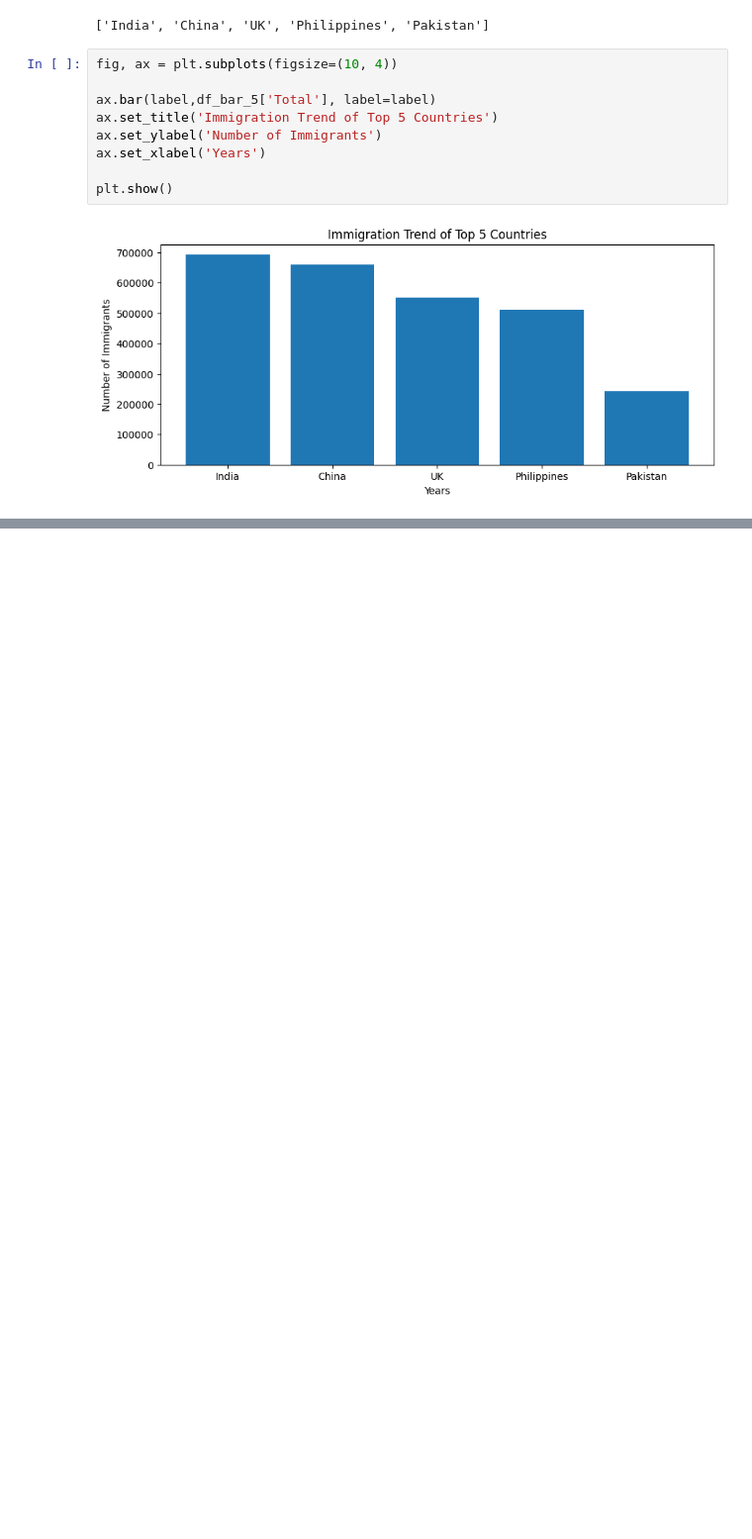
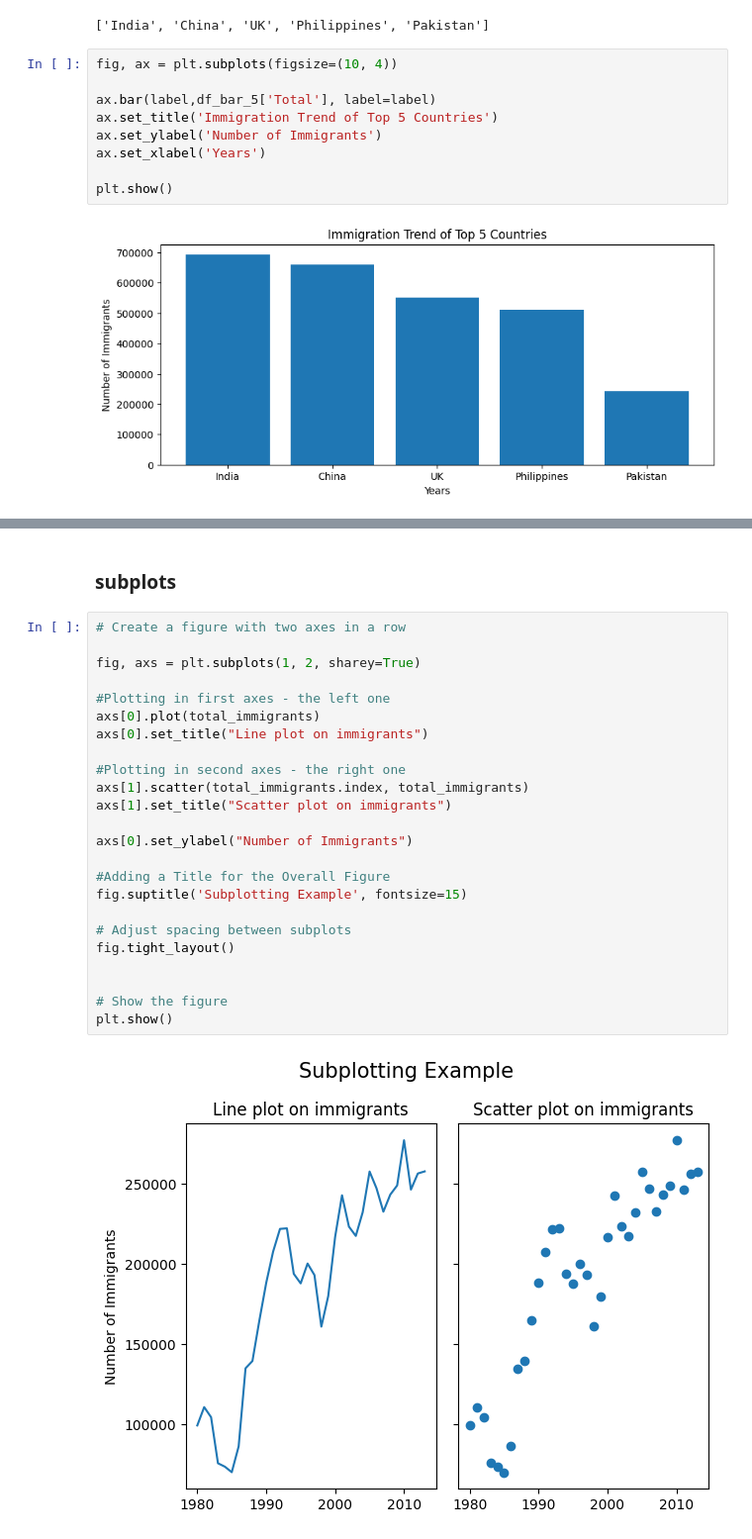
Before and after one commit to mohammedhelalu/GoogleDrivemmm, a Jupyter notebook: matplot_direct_plots.ipynb, the cells around one changed output, grey strips where cells are left out. Shown at 99% size. Drawn from its saved outputs; the diff is of its cells as text; blank space fills up the shorter version.

```diff
--- a/matplot_direct_plots.ipynb
+++ b/matplot_direct_plots.ipynb
@@ -273,0 +357,28 @@ plt.show()
+# %% [markdown]
+### subplots
+# %%
+# Create a figure with two axes in a row
+
+fig, axs = plt.subplots(1, 2, sharey=True)
+
+#Plotting in first axes - the left one
+axs[0].plot(total_immigrants)
+axs[0].set_title("Line plot on immigrants")
+
+#Plotting in second axes - the right one
+axs[1].scatter(total_immigrants.index, total_immigrants)
+axs[1].set_title("Scatter plot on immigrants")
+
+axs[0].set_ylabel("Number of Immigrants")
+
+#Adding a Title for the Overall Figure
+fig.suptitle('Subplotting Example', fontsize=15)
+
+# Adjust spacing between subplots
+fig.tight_layout()
+
+
+# Show the figure
+plt.show()
+# %% [output]
+[figure, added]
```
Also changed, not shown: parts of 6 cells of this notebook.
